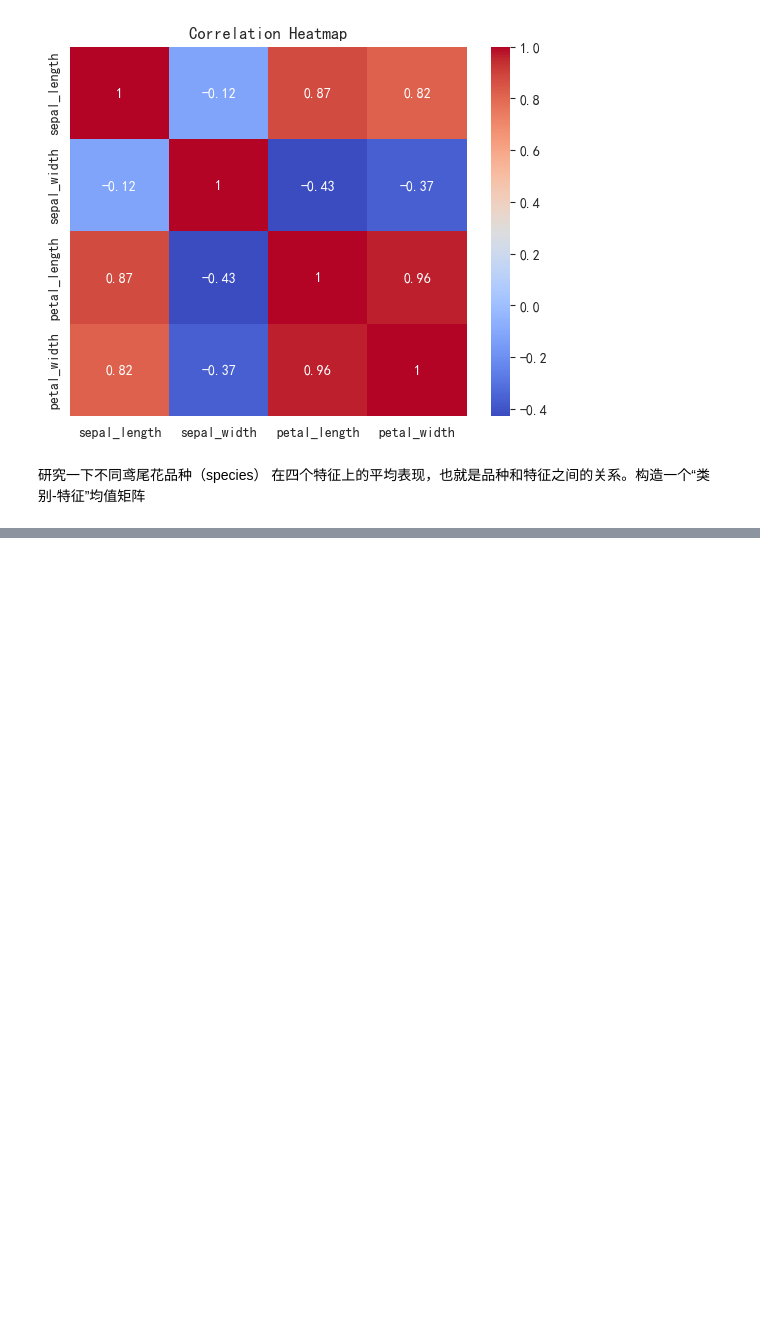
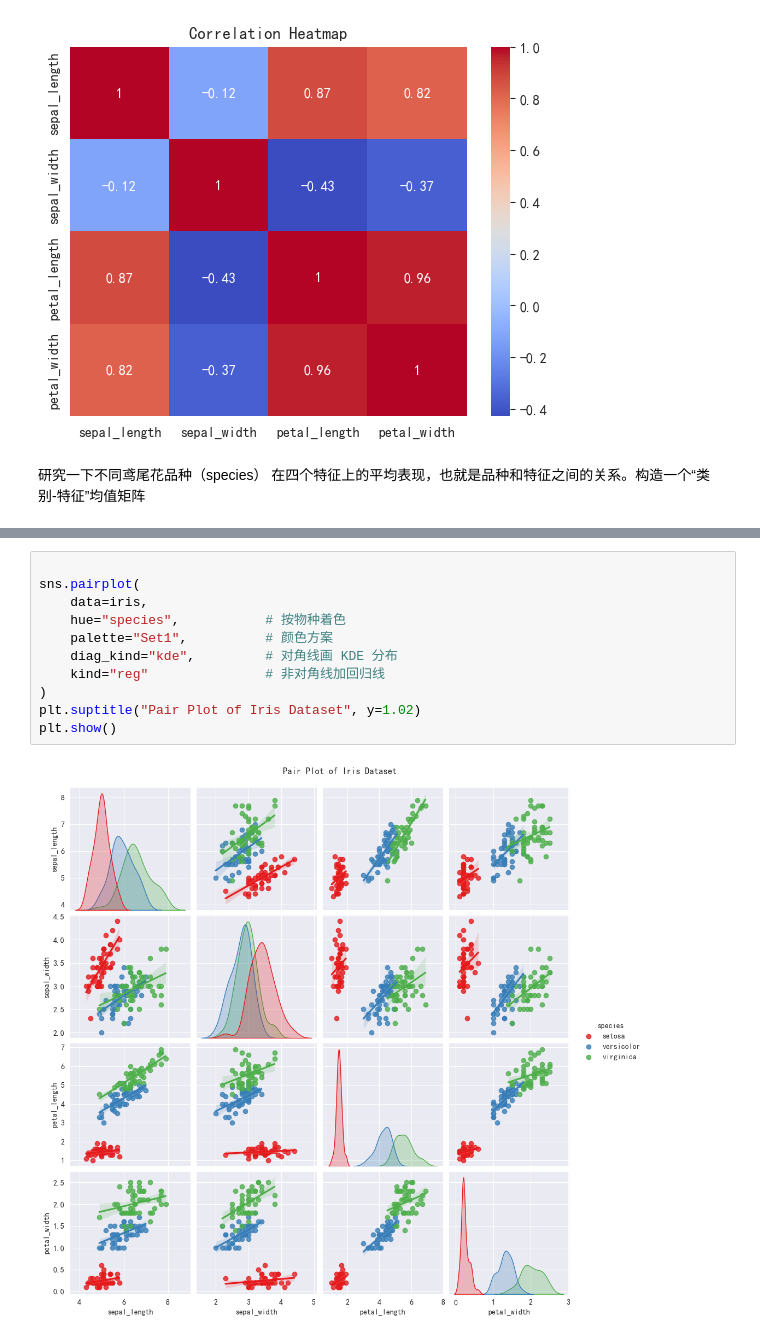
Before and after one commit to yt-x/ds_learn, a Jupyter notebook: seaborn.ipynb, the cells around one changed output, grey strips where cells are left out. Saved outputs shown, nothing was run; the diff lists cells and outputs as text; blank space fills up the shorter version.

```diff
--- a/seaborn.ipynb
+++ b/seaborn.ipynb
@@ -377,0 +401,13 @@ plt.show()
+# %%
+
+sns.pairplot(
+    data=iris,
+    hue="species",           # 按物种着色
+    palette="Set1",          # 颜色方案
+    diag_kind="kde",         # 对角线画 KDE 分布
+    kind="reg"               # 非对角线加回归线
+)
+plt.suptitle("Pair Plot of Iris Dataset", y=1.02)
+plt.show()
+# %% [output]
+[figure, added]
```
Also changed, not shown: parts of 4 cells of this notebook, 9 other files.
